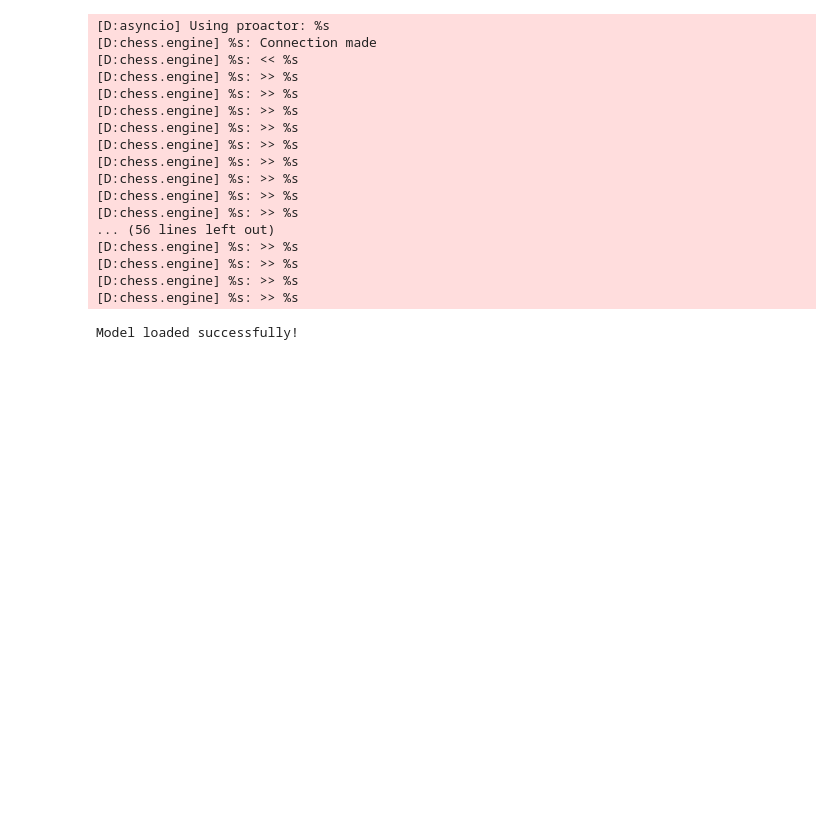
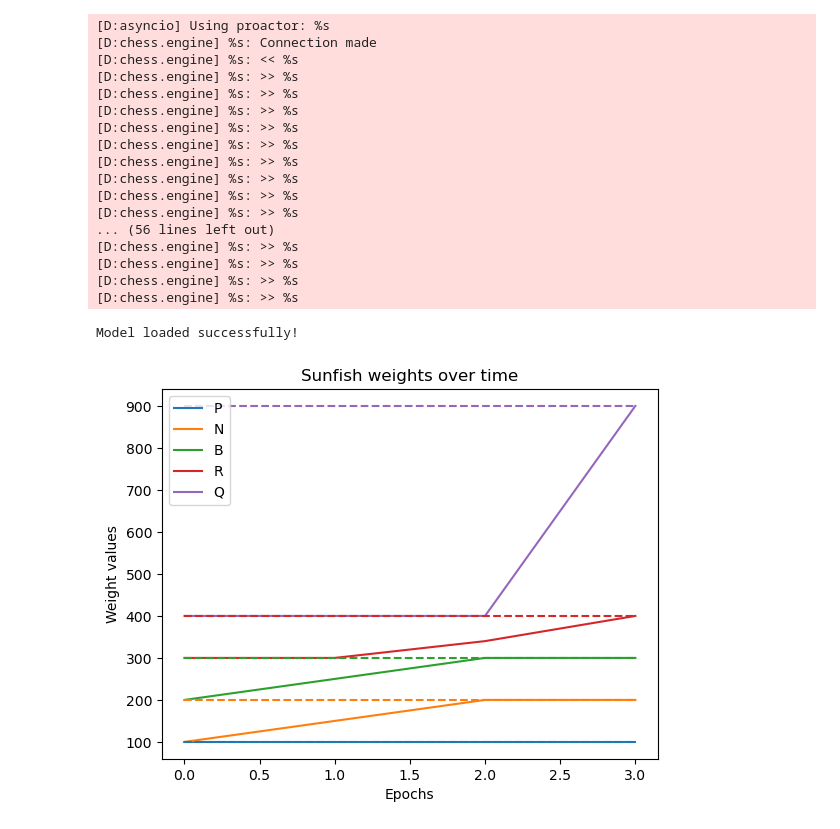
Before and after one commit to gnf-bachelor/irl-chess, a Jupyter notebook: test_topk.ipynb, the cells around one changed output. Cells and saved outputs as stored; diff of their text form; code cells hidden in the pictures; blank space fills up the shorter version.

```diff
--- a/test_topk.ipynb
+++ b/test_topk.ipynb
@@ -582,3 +582,29 @@ model = load_maia_network(1100, parent='maia_chess/')
 [D:chess.engine] %s: >> %s
 [D:chess.engine] %s: >> %s
 Model loaded successfully!
+# %%
+import matplotlib.pyplot as plt
+
+R_true = np.array([100,200,300,400,900])
+Rs = np.array([[100,100,200,300,400],
+               [100,150,250,300,400],
+               [100,200,300,340,400],
+               [100,200,300,400,900],])
+accs = np.array([0.2,0.3,0.5,0.8])
+
+def simply_plot_R(Rs, R_true, out_path, epoch):
+    plot_path = os.path.join(out_path, 'plots')
+    default_colors = plt.rcParams['axes.prop_cycle'].by_key()['color']
+    pieces = ['P','N','B','R','Q']
+    plt.plot(Rs)
+    plt.hlines(R_true, 0, len(Rs)-1, linestyles='--', colors = default_colors)
+    plt.title('Sunfish weights over time')
+    plt.xlabel('Epochs')
+    plt.ylabel('Weight values')
+    plt.legend(pieces)
+    plt.savefig(join(plot_path, f'weights_{epoch}.png'))
+    plt.cla()
+
+simply_plot_R(Rs, R_true)
+# %% [output]
+[figure, added]
```
Also changed, not shown: parts of 1 cell of this notebook, 3 other files.
